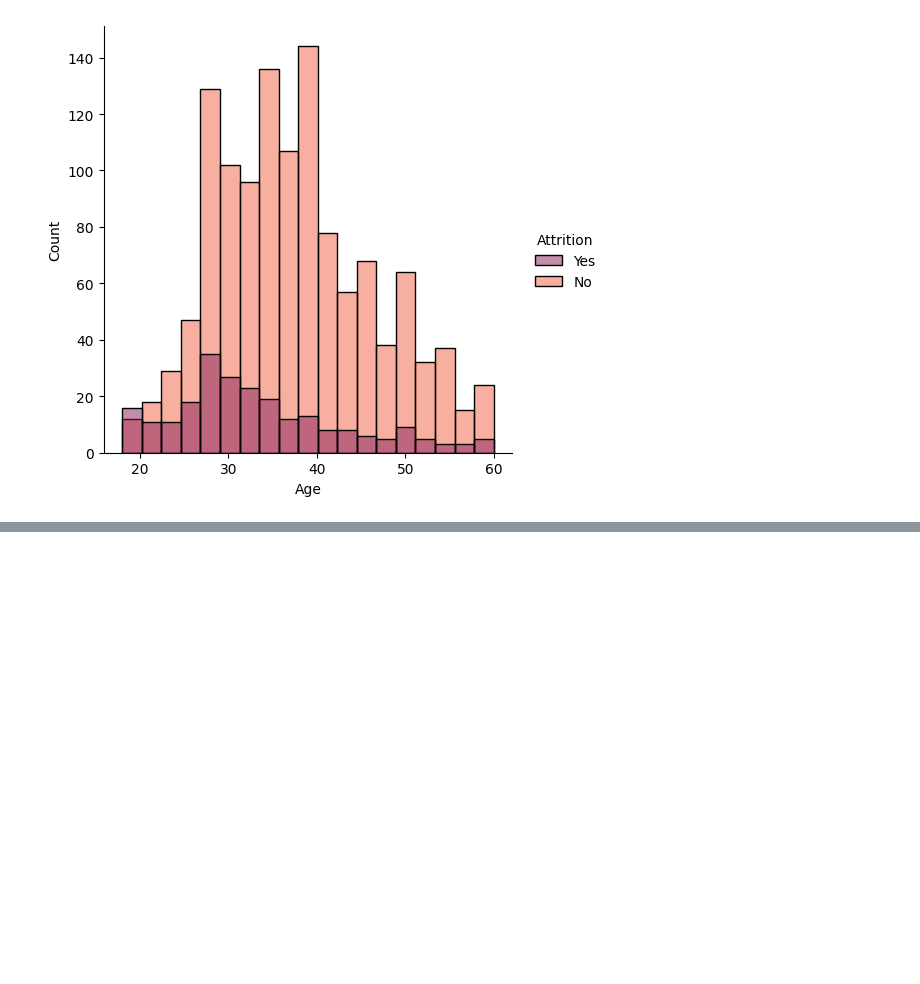
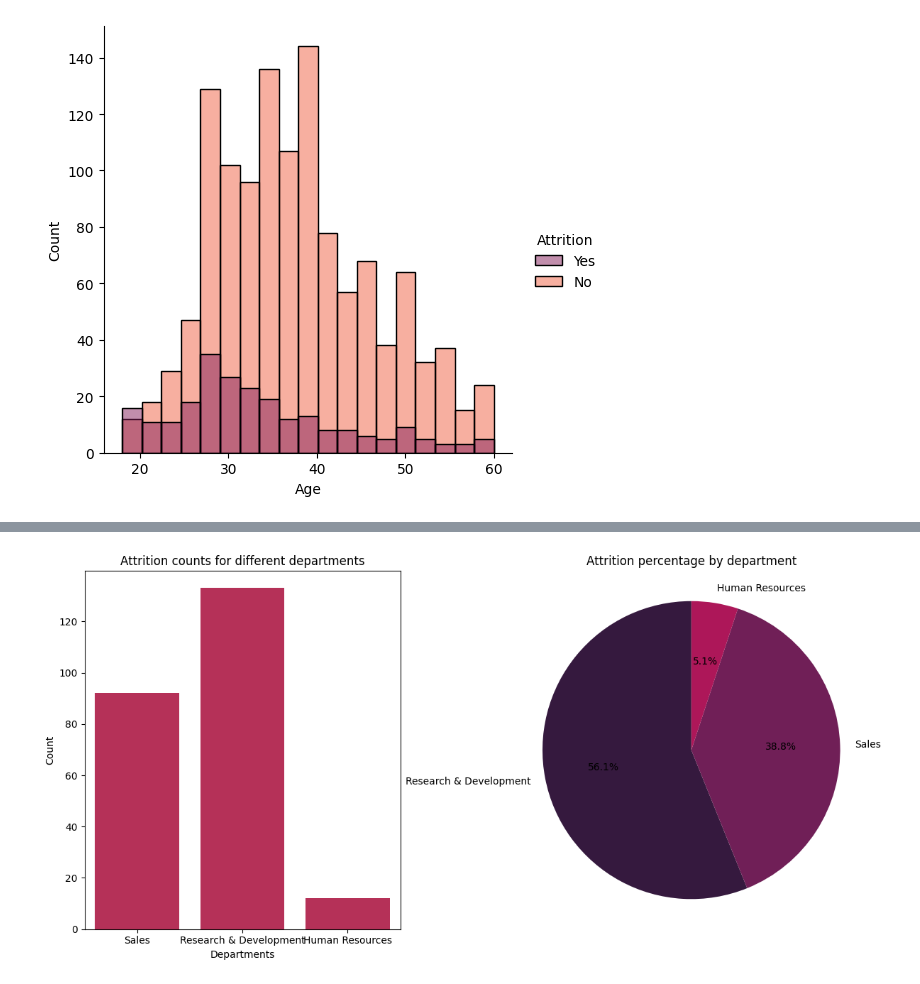
Before and after one commit to selvet-elo/IBM-Employee-Attrition-Dataset, a Jupyter notebook: IBM_HR_data_visualization.ipynb, the cells around one changed output, grey strips where cells are left out. Drawn from its saved outputs; the diff is of its cells as text; code cells hidden in the pictures; blank space fills up the shorter version.

```diff
--- a/IBM_HR_data_visualization.ipynb
+++ b/IBM_HR_data_visualization.ipynb
@@ -40,0 +50,24 @@ sns.displot(x='Age', hue='Attrition', data=df, palette='rocket')
+# %%
+df_att_yes = df[df['Attrition'] == 'Yes']
+
+fig = plt.figure(figsize=(12, 6))
+
+ax0 = fig.add_subplot(1, 2, 1)
+ax1 = fig.add_subplot(1, 2, 2)
+
+# Subplot 1: Count plot
+sns.countplot(data=df_att_yes, x='Department',hue='Attrition', legend=False, ax=ax0, palette='rocket')
+ax0.set_xlabel('Departments')
+ax0.set_ylabel('Count')
+ax0.set_title('Attrition counts for different departments')
+
+# Subplot 2: Pie chart
+dep_attrition = df_att_yes['Department'].value_counts()
+ax1.pie(dep_attrition, labels=dep_attrition.index, autopct='%1.1f%%', startangle=90, colors=sns.color_palette('rocket'))
+ax1.set_title('Attrition percentage by department')
+ax1.axis('equal')
+
+plt.tight_layout()
+plt.show()
+# %% [output]
+[figure, added]
```
Also changed, not shown: parts of 1 cell of this notebook.
